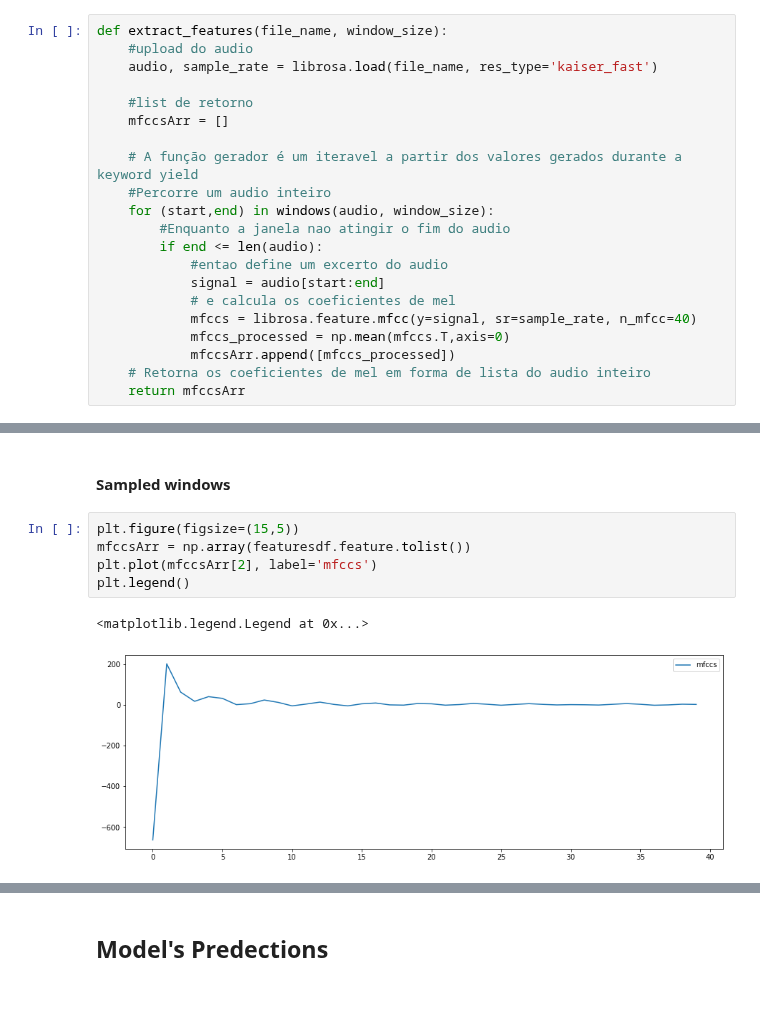
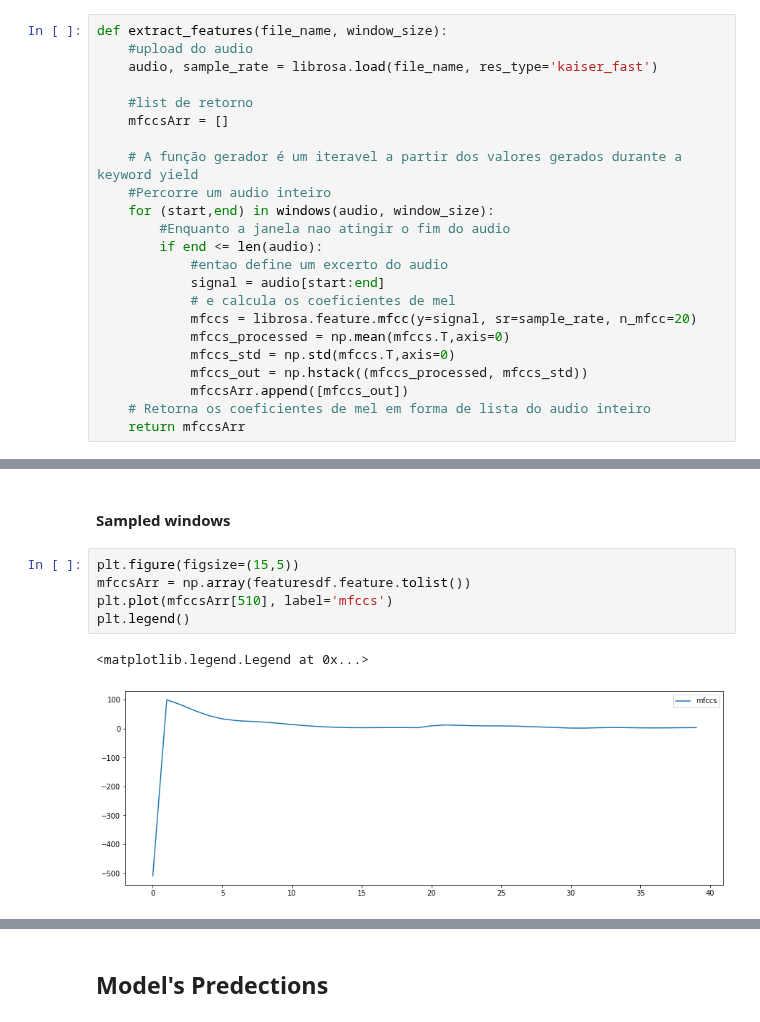
Before and after one commit to blackmountainb/taad-project, a Jupyter notebook: code/Model_Predict.ipynb, the cells around one changed output, grey strips where cells are left out. Cells and saved outputs as stored; diff of their text form.

Commit message:
mfccs with std

```diff
--- a/code/Model_Predict.ipynb
+++ b/code/Model_Predict.ipynb
@@ -67,9 +67,11 @@ def extract_features(file_name, window_size):
             #entao define um excerto do audio
             signal = audio[start:end]
             # e calcula os coeficientes de mel
-            mfccs = librosa.feature.mfcc(y=signal, sr=sample_rate, n_mfcc=40)
+            mfccs = librosa.feature.mfcc(y=signal, sr=sample_rate, n_mfcc=20)
             mfccs_processed = np.mean(mfccs.T,axis=0)
-            mfccsArr.append([mfccs_processed])
+            mfccs_std = np.std(mfccs.T,axis=0)
+            mfccs_out = np.hstack((mfccs_processed, mfccs_std))
+            mfccsArr.append([mfccs_out])
     # Retorna os coeficientes de mel em forma de lista do audio inteiro
     return mfccsArr
 # %% [markdown]
@@ -131,11 +130,11 @@ plt.legend()
 # %%
 plt.figure(figsize=(15,5))
 mfccsArr = np.array(featuresdf.feature.tolist())
-plt.plot(mfccsArr[2], label='mfccs')
+plt.plot(mfccsArr[510], label='mfccs')
 plt.legend()
 # %% [output]
 <matplotlib.legend.Legend at 0x...>
-[figure, old version]
+[figure, new version]
 # %%
 mfccsArr = np.array(featuresdf.feature.tolist())
 plt.figure(figsize=(13,5))
```
Also changed, not shown: parts of 13 cells of this notebook, 7 other files.
